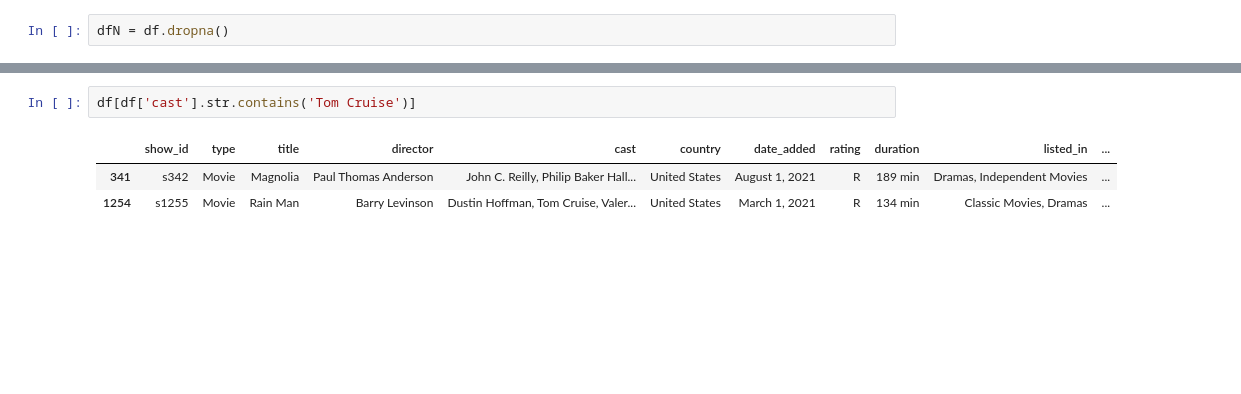
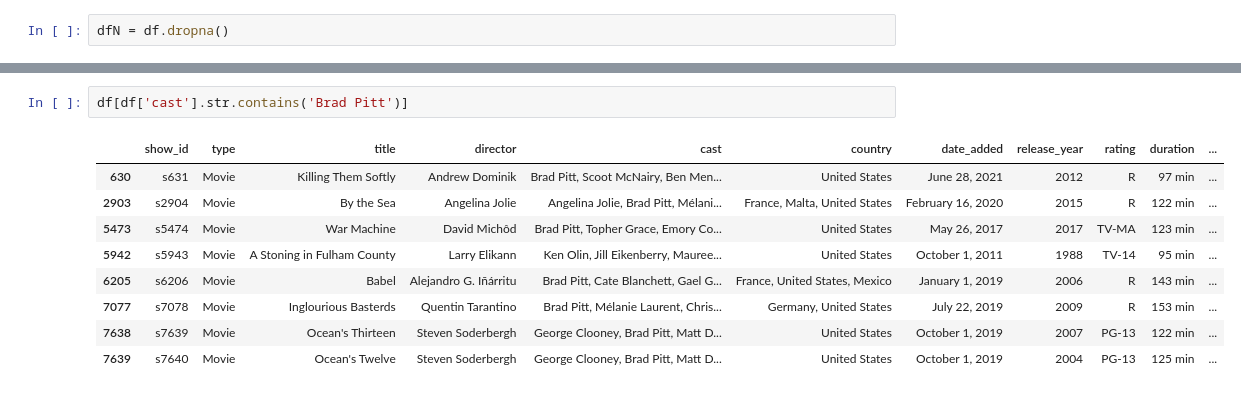
Before and after one commit to y4zi69/DataScienceJourney, a Jupyter notebook: DS.ipynb, the cells around one changed output, grey strips where cells are left out. Cells and saved outputs as stored; diff of their text form; blank space fills up the shorter version.

```diff
--- a/DS.ipynb
+++ b/DS.ipynb
@@ -412,7 +415,13 @@ Year                  float64
 dtype: object
 # %%
-df[df['cast'].str.contains('Tom Cruise')]
+df[df['cast'].str.contains('Brad Pitt')]
 # %% [output]
-|  | show_id | type | title | director | cast | country | date_added | rating | duration | listed_in | ... |
-| 341 | s342 | Movie | Magnolia | Paul Thomas Anderson | John C. Reilly, Philip Baker Hall... | United States | August 1, 2021 | R | 189 min | Dramas, Independent Movies | ... |
-| 1254 | s1255 | Movie | Rain Man | Barry Levinson | Dustin Hoffman, Tom Cruise, Valer... | United States | March 1, 2021 | R | 134 min | Classic Movies, Dramas | ... |
+|  | show_id | type | title | director | cast | country | date_added | release_year | rating | duration | ... |
+| 630 | s631 | Movie | Killing Them Softly | Andrew Dominik | Brad Pitt, Scoot McNairy, Ben Men... | United States | June 28, 2021 | 2012 | R | 97 min | ... |
+| 2903 | s2904 | Movie | By the Sea | Angelina Jolie | Angelina Jolie, Brad Pitt, Mélani... | France, Malta, United States | February 16, 2020 | 2015 | R | 122 min | ... |
+| 5473 | s5474 | Movie | War Machine | David Michôd | Brad Pitt, Topher Grace, Emory Co... | United States | May 26, 2017 | 2017 | TV-MA | 123 min | ... |
+| 5942 | s5943 | Movie | A Stoning in Fulham County | Larry Elikann | Ken Olin, Jill Eikenberry, Mauree... | United States | October 1, 2011 | 1988 | TV-14 | 95 min | ... |
+| 6205 | s6206 | Movie | Babel | Alejandro G. Iñárritu | Brad Pitt, Cate Blanchett, Gael G... | France, United States, Mexico | January 1, 2019 | 2006 | R | 143 min | ... |
+| 7077 | s7078 | Movie | Inglourious Basterds | Quentin Tarantino | Brad Pitt, Mélanie Laurent, Chris... | Germany, United States | July 22, 2019 | 2009 | R | 153 min | ... |
+| 7638 | s7639 | Movie | Ocean's Thirteen | Steven Soderbergh | George Clooney, Brad Pitt, Matt D... | United States | October 1, 2019 | 2007 | PG-13 | 122 min | ... |
+| 7639 | s7640 | Movie | Ocean's Twelve | Steven Soderbergh | George Clooney, Brad Pitt, Matt D... | United States | October 1, 2019 | 2004 | PG-13 | 125 min | ... |
```
Also changed, not shown: parts of 15 cells of this notebook.
